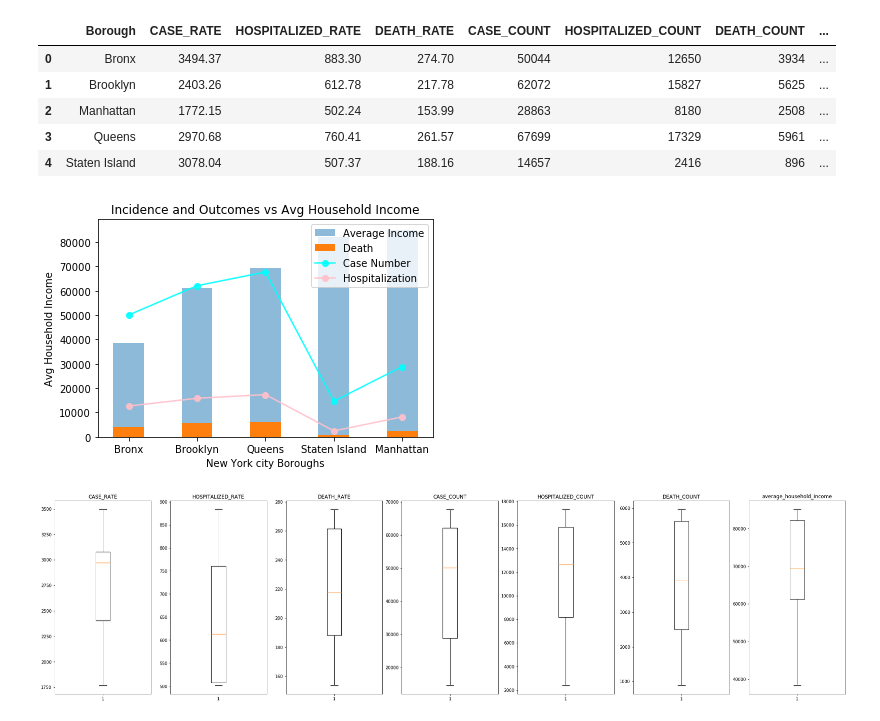
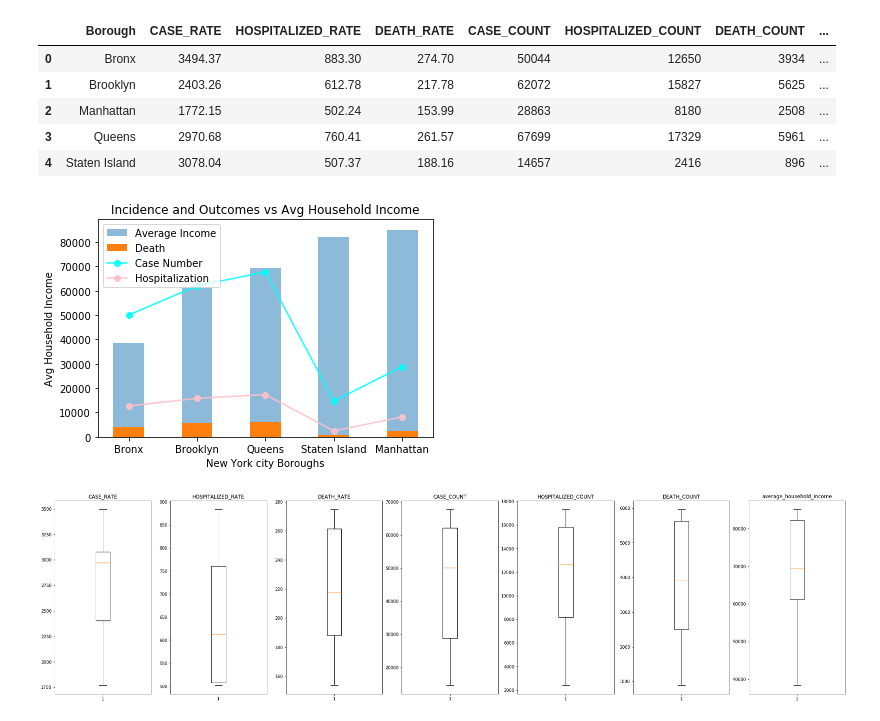
Before and after one commit to AMHlocal/Covid-19-and-NYC-Boroughs, a Jupyter notebook: boro_death.ipynb, the cells around one changed output. Saved outputs shown, nothing was run; the diff lists cells and outputs as text; code cells hidden in the pictures.

```diff
--- a/boro_death.ipynb
+++ b/boro_death.ipynb
@@ -139,21 +139,21 @@ df_sorted= df_merge.sort_values('average_household_income')
 # %%
 
 
 p1 = plt.bar(df_sorted.Borough, df_sorted.average_household_income, width = 0.45, alpha=0.5)
 p2 = plt.bar(df_sorted.Borough, df_sorted.DEATH_COUNT, width = 0.45, alpha=1)
 p3 = plt.plot(df_sorted.Borough, df_sorted.CASE_COUNT, alpha=0.9, color='cyan', marker='o')
 p4 = plt.plot(df_sorted.Borough, df_sorted.HOSPITALIZED_COUNT, alpha=0.9, color='pink', marker='o')
 
 
 plt.title("Incidence and Outcomes vs Avg Household Income")
 plt.xlabel("New York city Boroughs")
 plt.ylabel("Avg Household Income")
-plt.legend((p1[0], p2[0], p3[0], p4[0]),('Average Income', 'Death', 'Case Number', 'Hospitalization'))
+plt.legend((p1[0], p2[0], p3[0], p4[0]),('Average Income', 'Death', 'Case Number', 'Hospitalization'), loc='upper left')
 plt.savefig('Data_PNG/outcomes_bar.png', dpi=150)
 
 plt.show()
 # %% [output]
-[figure, old version]
+[figure, new version]
 # %%
 plt.figure(1, figsize=(14,8))
 for i in range(1,8):
```
Also changed, not shown: parts of 1 cell of this notebook, 1 other file.
